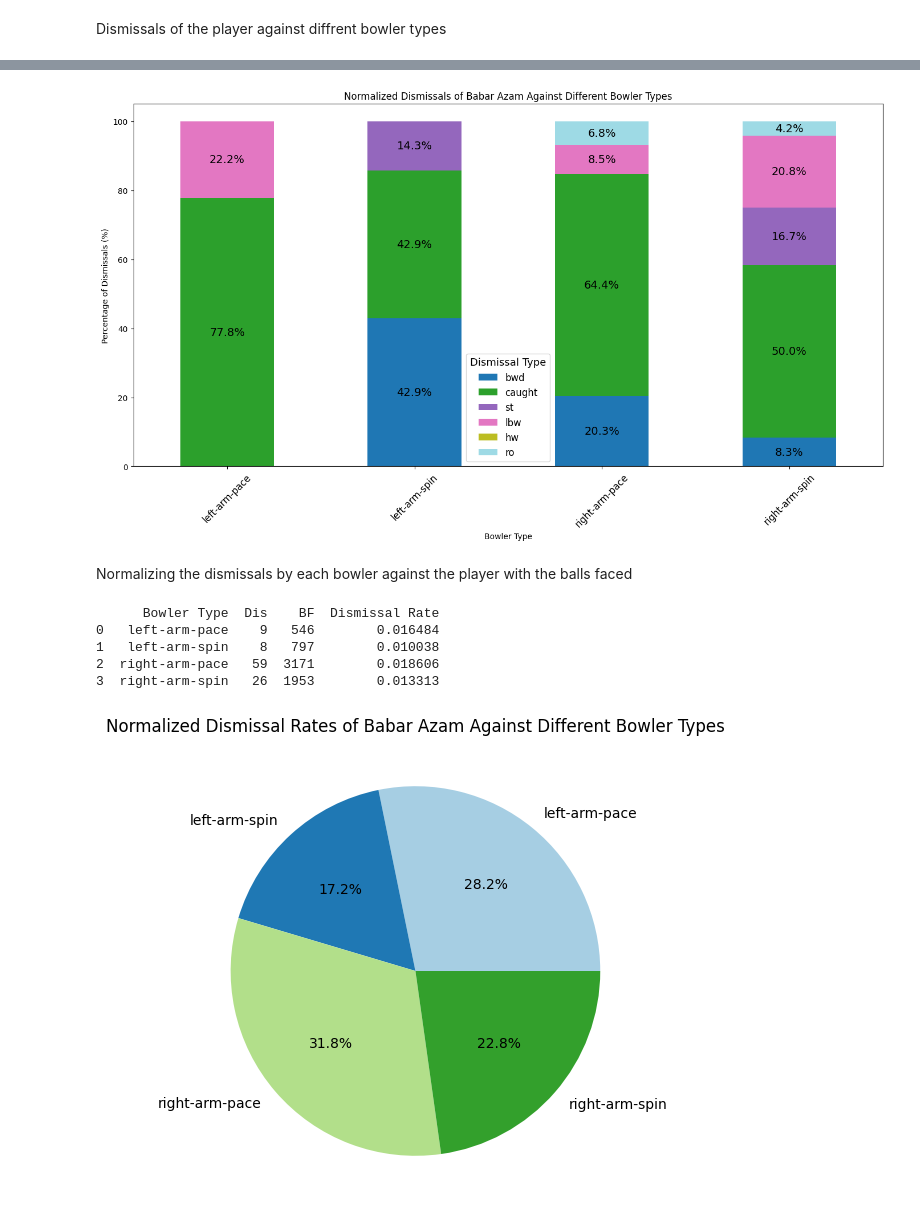
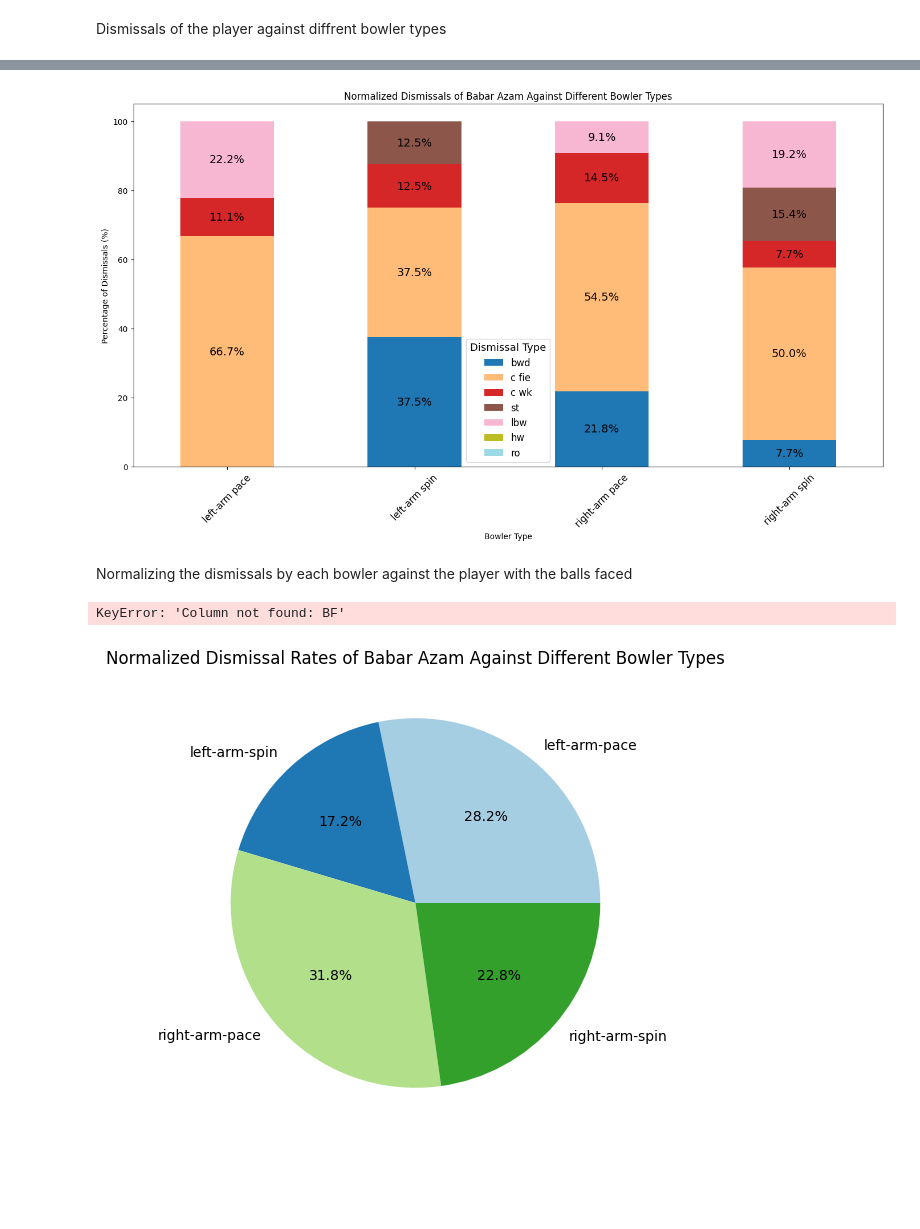
Before and after one commit to Mustafa-Ashfaq81/SPROJ-PCB, a Jupyter notebook: Player_Dismissals.ipynb, the cells around one changed output, grey strips where cells are left out. Cells and saved outputs as stored; diff of their text form; code cells hidden in the pictures; blank space fills up the shorter version.

Commit message:
Player dismissal analysis is final, scrapping script working for dissmissal data

```diff
--- a/Player_Dismissals.ipynb
+++ b/Player_Dismissals.ipynb
@@ -86,10 +89,10 @@ Data for Babar Azam:
 # Analysis of Dismissal Types for the player
 # %%
 #Drop rows where 'Bowler Type' is 'mixture/unknown'
-player_data_filtered = player_data[player_data['Bowler Type'] != 'unknown']
+player_data_filtered = player_data[player_data['Grouping'] != 'mixture/unknown']
 # %%
 # List of dismissal types
-dismissal_types = ['bwd', 'caught', 'st', 'lbw', 'hw', 'ro']
+dismissal_types = ['bwd', 'c fie', 'c wk', 'st', 'lbw', 'hw', 'ro']
 
 # Aggregate dismissal counts
 dismissal_counts = player_data[dismissal_types].sum()
@@ -118,8 +160,14 @@ plt.show()
 # %% [markdown]
 Dismissals of the player against diffrent bowler types
 # %%
+# Define the desired groupings
+desired_groupings = ['left-arm pace', 'right-arm pace', 'left-arm spin', 'right-arm spin']
+
+# Filter the DataFrame to include only the desired groupings
+filtered_data = player_data_filtered[player_data_filtered['Grouping'].isin(desired_groupings)]
+
 # Aggregate dismissal counts by bowler type
-dismissals_by_bowler_type = player_data_filtered.groupby('Bowler Type')[dismissal_types].sum().reset_index()
+dismissals_by_bowler_type = filtered_data.groupby('Grouping')[dismissal_types].sum().reset_index()
 
 # Display the aggregated dismissal counts
 print(dismissals_by_bowler_type)
@@ -132,6 +180,6 @@ print(dismissals_by_bowler_type)
 # %%
 # Plot a stacked bar plot
-dismissals_by_bowler_type.set_index('Bowler Type')[dismissal_types].plot(kind='bar', stacked=True, figsize=(14, 8), colormap='tab20')
+dismissals_by_bowler_type.set_index('Grouping')[dismissal_types].plot(kind='bar', stacked=True, figsize=(14, 8), colormap='tab20')
 plt.title(f'Dismissals of {player_name} Against Different Bowler Types')
 plt.xlabel('Bowler Type')
 plt.ylabel('Number of Dismissals')
@@ -154,41 +202,41 @@ dismissals_by_bowler_type['Total Dismissals'] = dismissals_by_bowler_type[dismis
 for dismissal_type in dismissal_types:
     dismissals_by_bowler_type[dismissal_type] = (dismissals_by_bowler_type[dismissal_type] / dismissals_by_bowler_type['Total Dismissals']) * 100
 
 # Drop the total dismissals column as it's no longer needed
 dismissals_by_bowler_type.drop(columns='Total Dismissals', inplace=True)
 
 # Plot the normalized stacked bar plot
-ax = dismissals_by_bowler_type.set_index('Bowler Type')[dismissal_types].plot(kind='bar', stacked=True, figsize=(14, 8), colormap='tab20')
+ax = dismissals_by_bowler_type.set_index('Grouping')[dismissal_types].plot(kind='bar', stacked=True, figsize=(14, 8), colormap='tab20')
 
 # Add labels and title
 plt.title(f'Normalized Dismissals of {player_name} Against Different Bowler Types')
 plt.xlabel('Bowler Type')
 plt.ylabel('Percentage of Dismissals (%)')
 plt.xticks(rotation=45)
 plt.tight_layout()
 
 # Add percentage labels within the bars
 for i in range(dismissals_by_bowler_type.shape[0]):
     bottom = 0
     for j, col in enumerate(dismissal_types):
         value = dismissals_by_bowler_type.iloc[i][col]
         if value > 0:
             ax.text(i, bottom + value / 2, f'{value:.1f}%', ha='center', va='center', color='black', fontsize=14)
         bottom += value
 
 ax.legend(title='Dismissal Type', title_fontsize=13, fontsize=12)
 ax.tick_params(axis='x', labelsize=12)
 
 # Show the plot
 plt.show()
 # %% [output]
-[figure, old version]
+[figure, new version]
 # %% [markdown]
 Normalizing the dismissals by each bowler against the player with the balls faced
 # %%
 # Aggregate total dismissals and balls faced by bowler type
-dismissals_by_bowler_type = player_data_filtered.groupby('Bowler Type')['Dis'].sum().reset_index()
-balls_faced_by_bowler_type = player_data_filtered.groupby('Bowler Type')['BF'].sum().reset_index()
+dismissals_by_bowler_type = player_data_filtered.groupby('Grouping')['Dis'].sum().reset_index()
+balls_faced_by_bowler_type = player_data_filtered.groupby('Grouping')['BF'].sum().reset_index()
 
 # Merge the two DataFrames
 dismissals_balls = pd.merge(dismissals_by_bowler_type, balls_faced_by_bowler_type, on='Bowler Type')
@@ -199,10 +247,6 @@ dismissals_balls['Dismissal Rate'] = dismissals_balls['Dis'] / dismissals_balls[
 # Display the normalized dismissal rates
 print(dismissals_balls)
 # %% [output]
-      Bowler Type  Dis    BF  Dismissal Rate
-0   left-arm-pace    9   546        0.016484
-1   left-arm-spin    8   797        0.010038
-2  right-arm-pace   59  3171        0.018606
-3  right-arm-spin   26  1953        0.013313
+KeyError: 'Column not found: BF'
 # %%
 # Prepare data for pie plot
```
Also changed, not shown: parts of 26 cells of this notebook, 3 other files.
